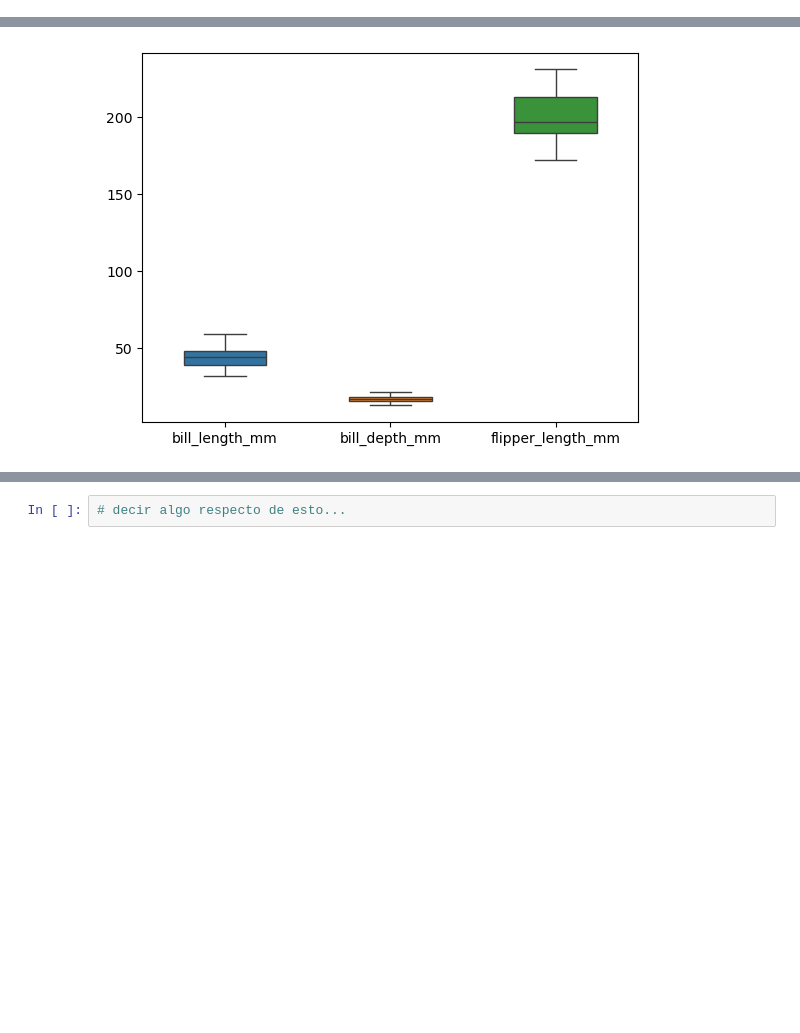
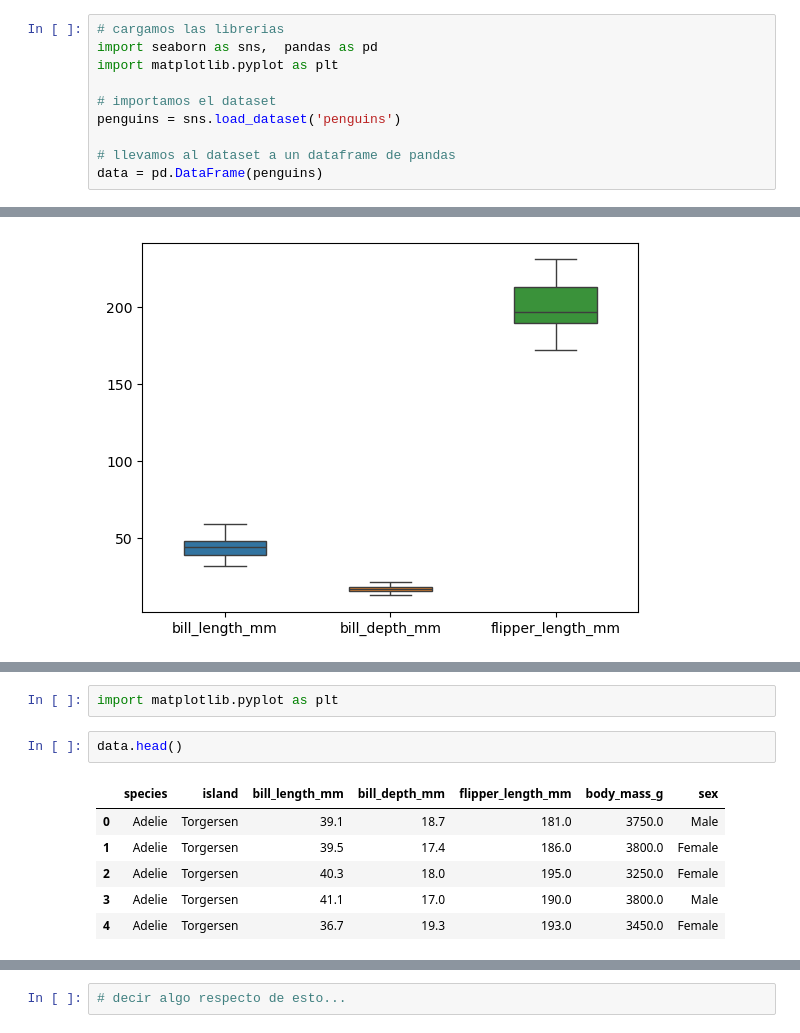
Before and after one commit to mauriciolangleib/capibara_cicada_2025, a Jupyter notebook: notebooks/practico_0/000_practico_0.ipynb, the cells around one changed output, grey strips where cells are left out. Cells and saved outputs as stored; diff of their text form; blank space fills up the shorter version.

```diff
--- a/notebooks/practico_0/000_practico_0.ipynb
+++ b/notebooks/practico_0/000_practico_0.ipynb
@@ -282,0 +124,10 @@ sns.scatterplot(data = pd.concat([pd.DataFrame.from_dict({'x': [x[0]], 'y': [x[1
+# %%
+# cargamos las librerias
+import seaborn as sns,  pandas as pd
+import matplotlib.pyplot as plt
+
+# importamos el dataset
+penguins = sns.load_dataset('penguins')
+
+# llevamos al dataset a un dataframe de pandas
+data = pd.DataFrame(penguins)
@@ -1213,0 +1606,11 @@ sns.boxplot(data=df1, width=0.5,fliersize=5)
+# %%
+import matplotlib.pyplot as plt
+# %%
+data.head()
+# %% [output]
+|  | species | island | bill_length_mm | bill_depth_mm | flipper_length_mm | body_mass_g | sex |
+| 0 | Adelie | Torgersen | 39.1 | 18.7 | 181.0 | 3750.0 | Male |
+| 1 | Adelie | Torgersen | 39.5 | 17.4 | 186.0 | 3800.0 | Female |
+| 2 | Adelie | Torgersen | 40.3 | 18.0 | 195.0 | 3250.0 | Female |
+| 3 | Adelie | Torgersen | 41.1 | 17.0 | 190.0 | 3800.0 | Male |
+| 4 | Adelie | Torgersen | 36.7 | 19.3 | 193.0 | 3450.0 | Female |
```
Also changed, not shown: parts of 94 cells of this notebook, 1 other file.
